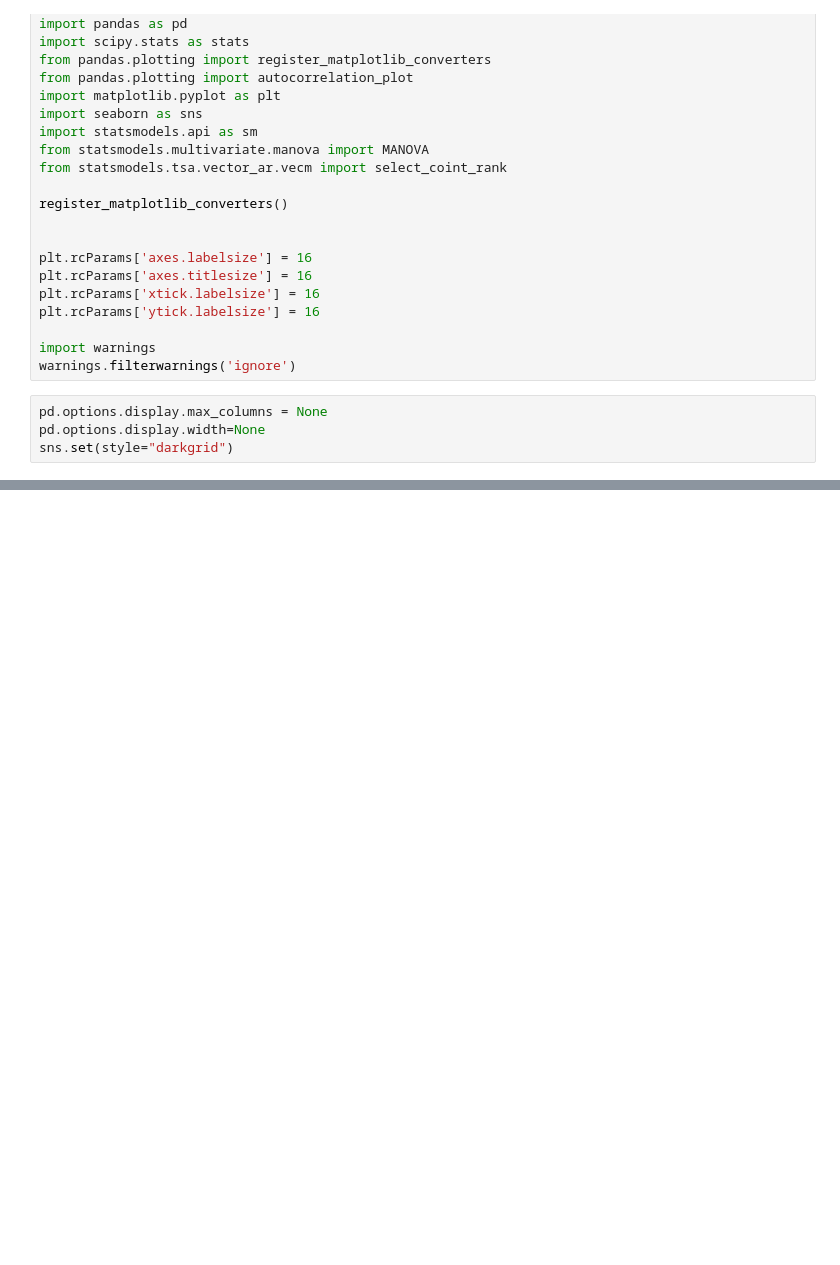
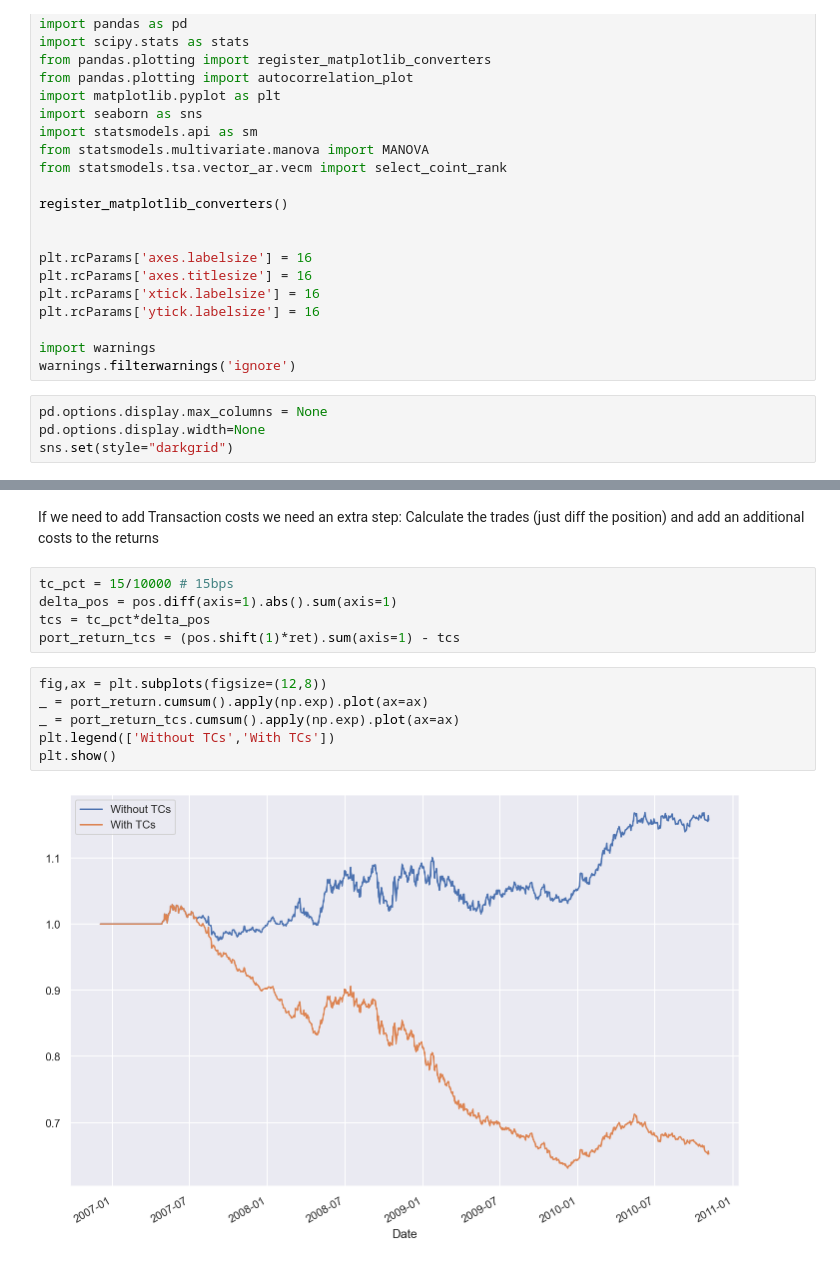
Before and after one commit to NehrenD/algo_trading_and_quant_strategies, a Jupyter notebook: exercises/chapter5_solutions.ipynb, the cells around one changed output, grey strips where cells are left out. Drawn from its saved outputs; the diff is of its cells as text; blank space fills up the shorter version.

```diff
--- a/exercises/chapter5_solutions.ipynb
+++ b/exercises/chapter5_solutions.ipynb
@@ -491,0 +146,15 @@ Comparing the test statistics for different ranks (r_0) we note that they are al
+# %% [markdown]
+If we need to add Transaction costs we need an extra step: Calculate the trades (just diff the position) and add an additional costs to the returns
+# %%
+tc_pct = 15/10000 # 15bps
+delta_pos = pos.diff(axis=1).abs().sum(axis=1)
+tcs = tc_pct*delta_pos
+port_return_tcs = (pos.shift(1)*ret).sum(axis=1) - tcs
+# %%
+fig,ax = plt.subplots(figsize=(12,8))
+_ = port_return.cumsum().apply(np.exp).plot(ax=ax)
+_ = port_return_tcs.cumsum().apply(np.exp).plot(ax=ax)
+plt.legend(['Without TCs','With TCs'])
+plt.show()
+# %% [output]
+[figure, added]
```
Also changed, not shown: parts of 77 cells of this notebook.
